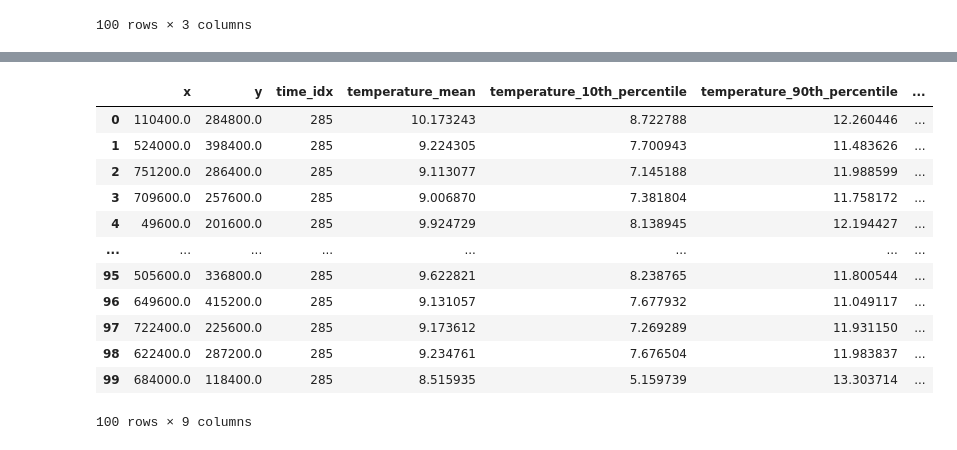
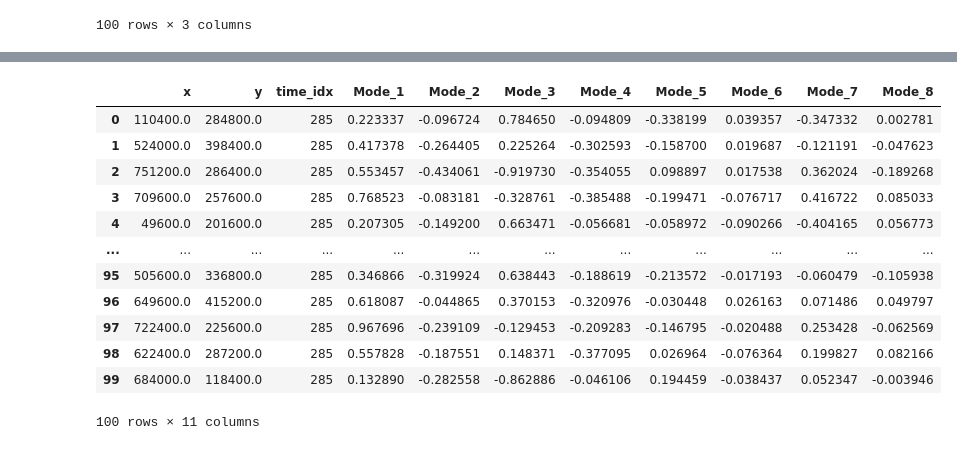
Before and after one commit to butterman0/spGDMM, a Jupyter notebook: 2_notebooks/1e_EOF_to_statistical_features.ipynb, the cells around one changed output, grey strips where cells are left out. Saved outputs shown, nothing was run; the diff lists cells and outputs as text; code cells hidden in the pictures.

Commit message:
feat: EOF training data csv

```diff
--- a/2_notebooks/1e_EOF_to_statistical_features.ipynb
+++ b/2_notebooks/1e_EOF_to_statistical_features.ipynb
@@ -1,10 +1,11 @@
 # %%
 import xeofs
+import numpy as np
 
 # Import the derived EOF
-eof = xeofs.single.EOF.load("/cluster/home/haroldh/spGDMM/1_data/4_interim/EOFs/EOF_tsuv.nc")
+eof = xeofs.single.EOF.load("/cluster/home/haroldh/spGDMM/1_data/4_interim/EOFs/EOF_8tsuv.nc")
 
+# Generate features
 features = eof.components() * eof.scores()
 features = features.sum(dim="variable")
 del features.attrs['solver_kwargs']
-features
@@ -100,7 +114,9 @@ import pandas as pd
 
 def fetch_data(data_path, sampled_locations, type, no_modes=None, env_variables=None, normalise=False):
     """
-    Fetch EOF data for specific (x, y, time) combinations defined in sampled_locations.
+    Fetch EOF data for speciftarget_variables = [
+    'temperature', 'salinity'
+]ic (x, y, path, sampled_lotime) combinations defined in sampled_locations.
 
     Parameters:
         data_path (str): Path to the EOF NetCDF file.
@@ -116,6 +132,8 @@ def fetch_data(data_path, sampled_locations, type, no_modes=None, env_variables=
 
     if no_modes and env_variables:
         raise ValueError("Cannot specify both 'no_modes' and 'env_variables'. Please choose one.")
+    elif not no_modes and not env_variables:
+        raise ValueError("Please specify either 'no_modes' or 'env_variables'.")
 
     # Open the SINMOD NetCDF file
     data = xr.open_dataset(data_path)
@@ -152,17 +170,22 @@ def fetch_data(data_path, sampled_locations, type, no_modes=None, env_variables=
             data = data.to_dataarray()
 
             if no_modes > data.mode.values.max():
-                raise ValueError("Number of modes to keep exceeds the maximum number of modes in the data")
+                no_modes = data.mode.values.max()
+                print(f"Number of modes specified exceeds the maximum number of modes in the data. Using maximum number of modes available i.e. {data.mode.values.max()}.")
 
-            # Iterate over each `mode` dimension for the variable
+
+            # Iterate over each `mode` path, sampled_locations dimension for the variable
             for mode in range(1, no_modes + 1):
                 # Fetch data for each mode dimension and label column as `{var}_{stat}`
-                result[f"Mode_{mode}"] = sampled_locations.apply(
+                value = sampled_locations.apply(
                     lambda row: data.sel(mode=mode, xc=row['x'], yc=row['y'], method="nearest").isel(time=int(row['time_idx'])).values.item(),
                     axis=1
                 )
+
+                result[f"Mode_{mode}"] = value
         else:
             raise ValueError("Check type of data to fetch")
+
     # Close the dataset
     data.close()
 
@@ -173,4 +196,5 @@ def fetch_data(data_path, sampled_locations, type, no_modes=None, env_variables=
 
     return result
 # %%
-data = fetch_EOF_data("/cluster/home/haroldh/spGDMM/1_data/4_interim/EOF_features_with_time.nc", sampled_locations, type='EOF_time')
+data = fetch_data("/cluster/home/haroldh/spGDMM/1_data/4_interim/EOF_8tsuv_features.nc", sampled_locations, type='EOF_time', no_modes=8)
+data.to_csv("/cluster/home/haroldh/spGDMM/1_data/2_processed/training/midnor_EOF_8of8tsuv.csv", index=False)
@@ -220,16 +201,16 @@ biomod
-# %%
-midnor
-# %% [output]
-|  | x | y | time_idx | temperature_mean | temperature_10th_percentile | temperature_90th_percentile | ... |
-| 0 | 110400.0 | 284800.0 | 285 | 10.173243 | 8.722788 | 12.260446 | ... |
-| 1 | 524000.0 | 398400.0 | 285 | 9.224305 | 7.700943 | 11.483626 | ... |
-| 2 | 751200.0 | 286400.0 | 285 | 9.113077 | 7.145188 | 11.988599 | ... |
-| 3 | 709600.0 | 257600.0 | 285 | 9.006870 | 7.381804 | 11.758172 | ... |
-| 4 | 49600.0 | 201600.0 | 285 | 9.924729 | 8.138945 | 12.194427 | ... |
-| ... | ... | ... | ... | ... | ... | ... | ... |
-| 95 | 505600.0 | 336800.0 | 285 | 9.622821 | 8.238765 | 11.800544 | ... |
-| 96 | 649600.0 | 415200.0 | 285 | 9.131057 | 7.677932 | 11.049117 | ... |
-| 97 | 722400.0 | 225600.0 | 285 | 9.173612 | 7.269289 | 11.931150 | ... |
-| 98 | 622400.0 | 287200.0 | 285 | 9.234761 | 7.676504 | 11.983837 | ... |
-| 99 | 684000.0 | 118400.0 | 285 | 8.515935 | 5.159739 | 13.303714 | ... |
-100 rows × 9 columns
+# %%
+data
+# %% [output]
+|  | x | y | time_idx | Mode_1 | Mode_2 | Mode_3 | Mode_4 | Mode_5 | Mode_6 | Mode_7 | Mode_8 |
+| 0 | 110400.0 | 284800.0 | 285 | 0.223337 | -0.096724 | 0.784650 | -0.094809 | -0.338199 | 0.039357 | -0.347332 | 0.002781 |
+| 1 | 524000.0 | 398400.0 | 285 | 0.417378 | -0.264405 | 0.225264 | -0.302593 | -0.158700 | 0.019687 | -0.121191 | -0.047623 |
+| 2 | 751200.0 | 286400.0 | 285 | 0.553457 | -0.434061 | -0.919730 | -0.354055 | 0.098897 | 0.017538 | 0.362024 | -0.189268 |
+| 3 | 709600.0 | 257600.0 | 285 | 0.768523 | -0.083181 | -0.328761 | -0.385488 | -0.199471 | -0.076717 | 0.416722 | 0.085033 |
+| 4 | 49600.0 | 201600.0 | 285 | 0.207305 | -0.149200 | 0.663471 | -0.056681 | -0.058972 | -0.090266 | -0.404165 | 0.056773 |
+| ... | ... | ... | ... | ... | ... | ... | ... | ... | ... | ... | ... |
+| 95 | 505600.0 | 336800.0 | 285 | 0.346866 | -0.319924 | 0.638443 | -0.188619 | -0.213572 | -0.017193 | -0.060479 | -0.105938 |
+| 96 | 649600.0 | 415200.0 | 285 | 0.618087 | -0.044865 | 0.370153 | -0.320976 | -0.030448 | 0.026163 | 0.071486 | 0.049797 |
+| 97 | 722400.0 | 225600.0 | 285 | 0.967696 | -0.239109 | -0.129453 | -0.209283 | -0.146795 | -0.020488 | 0.253428 | -0.062569 |
+| 98 | 622400.0 | 287200.0 | 285 | 0.557828 | -0.187551 | 0.148371 | -0.377095 | 0.026964 | -0.076364 | 0.199827 | 0.082166 |
+| 99 | 684000.0 | 118400.0 | 285 | 0.132890 | -0.282558 | -0.862886 | -0.046106 | 0.194459 | -0.038437 | 0.052347 | -0.003946 |
+100 rows × 11 columns
```
Also changed, not shown: parts of 7 cells of this notebook.
